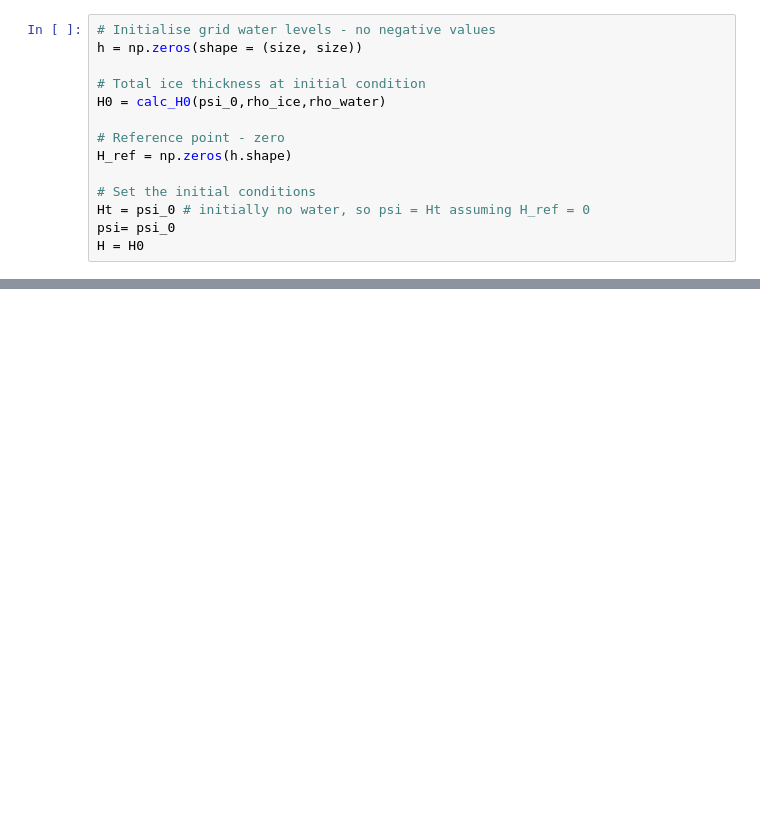
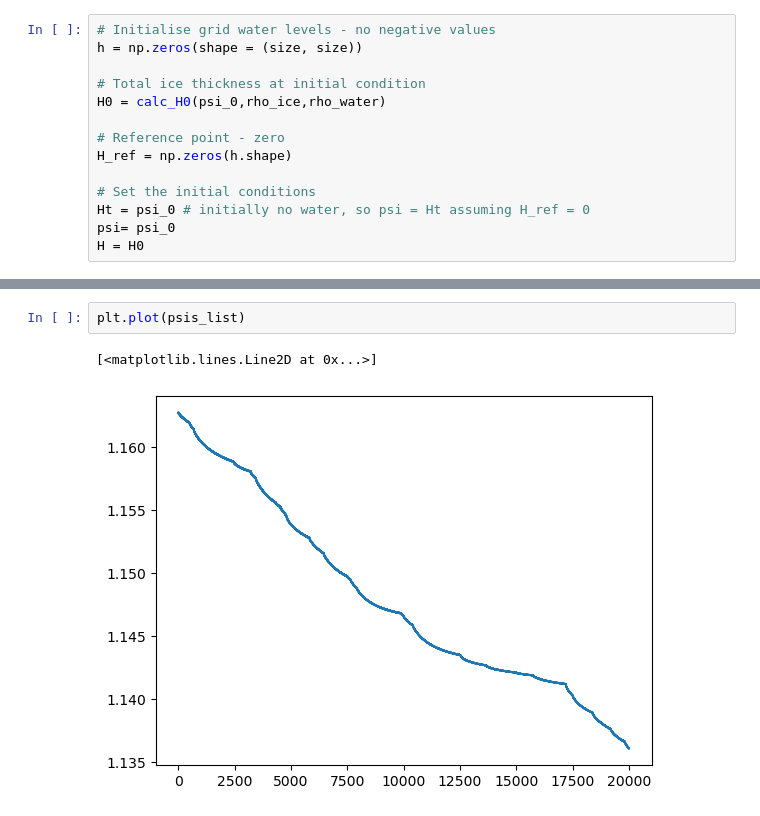
Before and after one commit to PaulHosek/ComplexSystemSimulation, a Jupyter notebook: CA_v2.ipynb, the cells around one changed output, grey strips where cells are left out. Cells and saved outputs as stored; diff of their text form; blank space fills up the shorter version.

```diff
--- a/CA_v2.ipynb
+++ b/CA_v2.ipynb
@@ -205,0 +232,5 @@ plt.colorbar()
+# %%
+plt.plot(psis_list)
+# %% [output]
+[<matplotlib.lines.Line2D at 0x...>]
+[figure, added]
```
Also changed, not shown: parts of 11 cells of this notebook.
